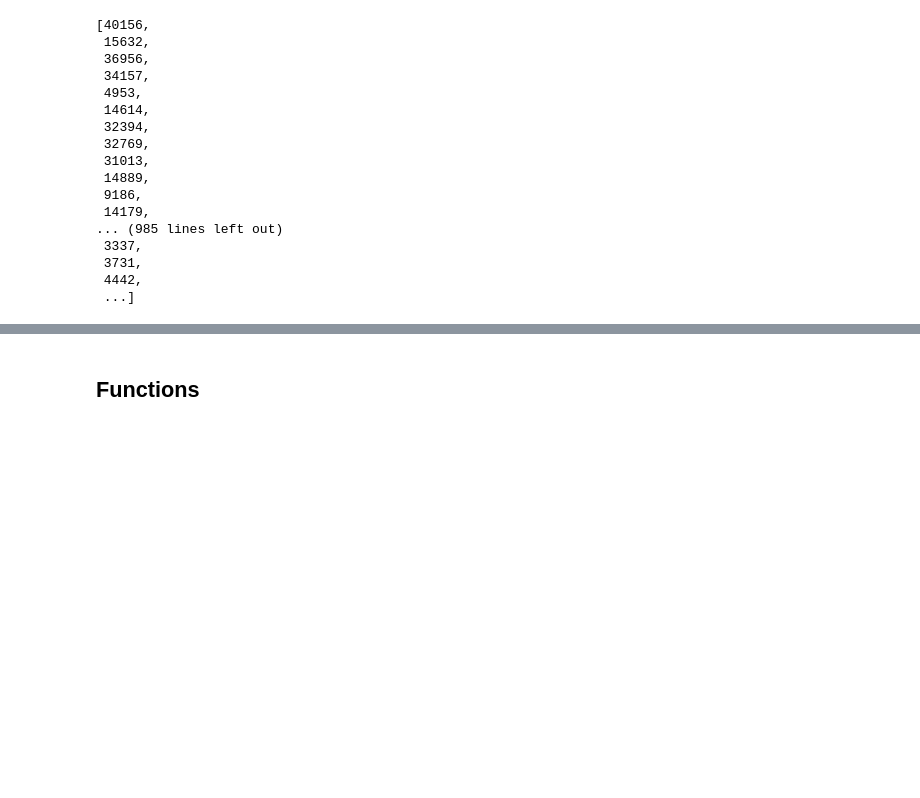
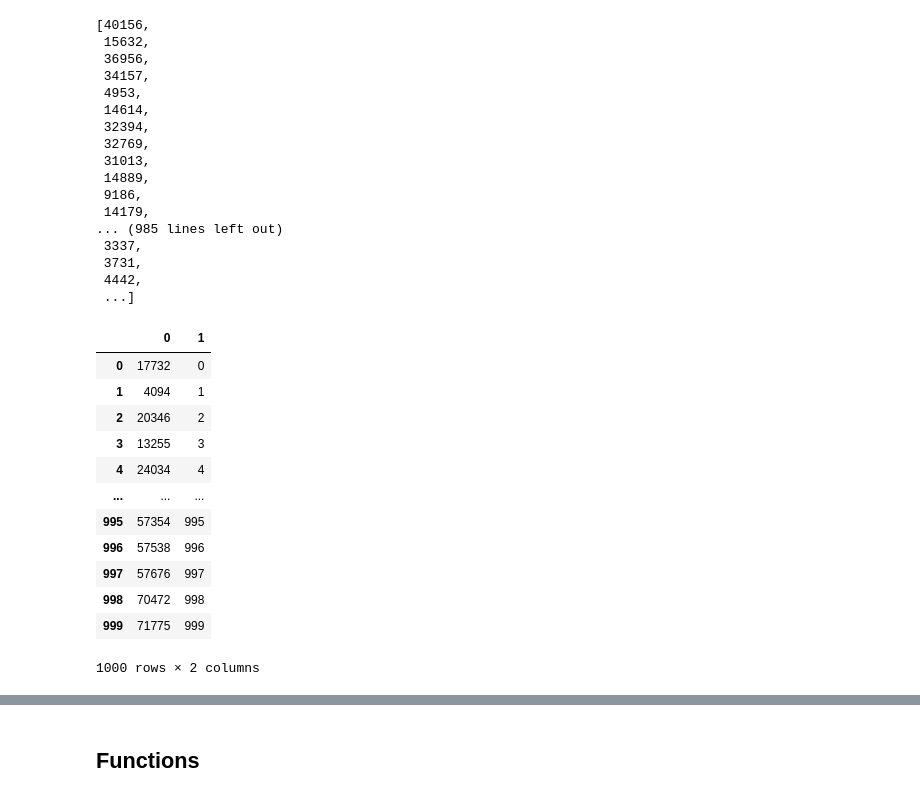
Before and after one commit to PiCindy/Intelligent-systems-and-recommendations, a Jupyter notebook: First_model.ipynb, the cells around one changed output, grey strips where cells are left out. Saved outputs shown, nothing was run; the diff lists cells and outputs as text; code cells hidden in the pictures; blank space fills up the shorter version.

```diff
--- a/First_model.ipynb
+++ b/First_model.ipynb
@@ -103,0 +108,16 @@ list(item_id[0])
+# %%
+user_id
+# %% [output]
+|  | 0 | 1 |
+| 0 | 17732 | 0 |
+| 1 | 4094 | 1 |
+| 2 | 20346 | 2 |
+| 3 | 13255 | 3 |
+| 4 | 24034 | 4 |
+| ... | ... | ... |
+| 995 | 57354 | 995 |
+| 996 | 57538 | 996 |
+| 997 | 57676 | 997 |
+| 998 | 70472 | 998 |
+| 999 | 71775 | 999 |
+1000 rows × 2 columns
```
Also changed, not shown: parts of 28 cells of this notebook.
